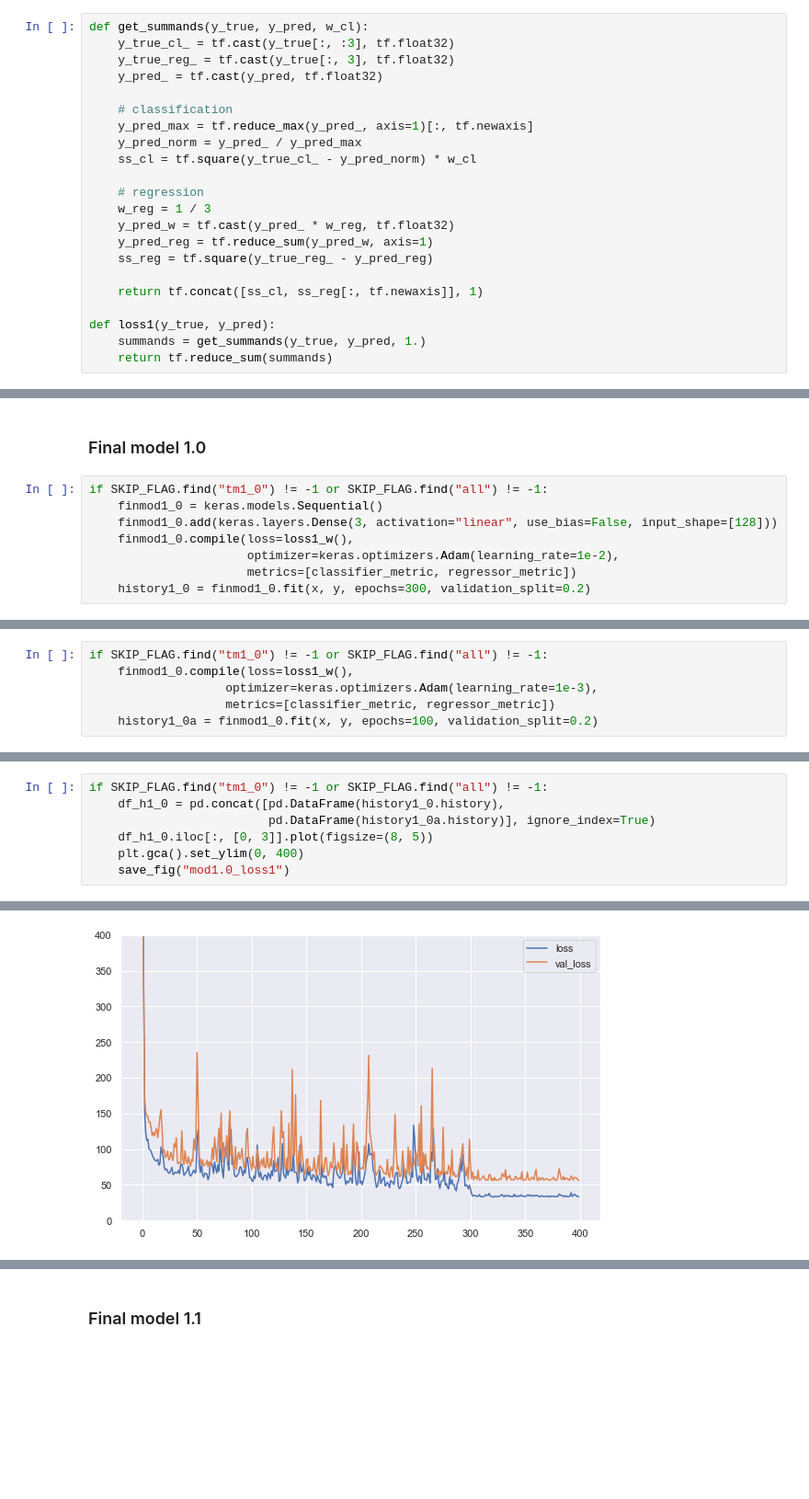
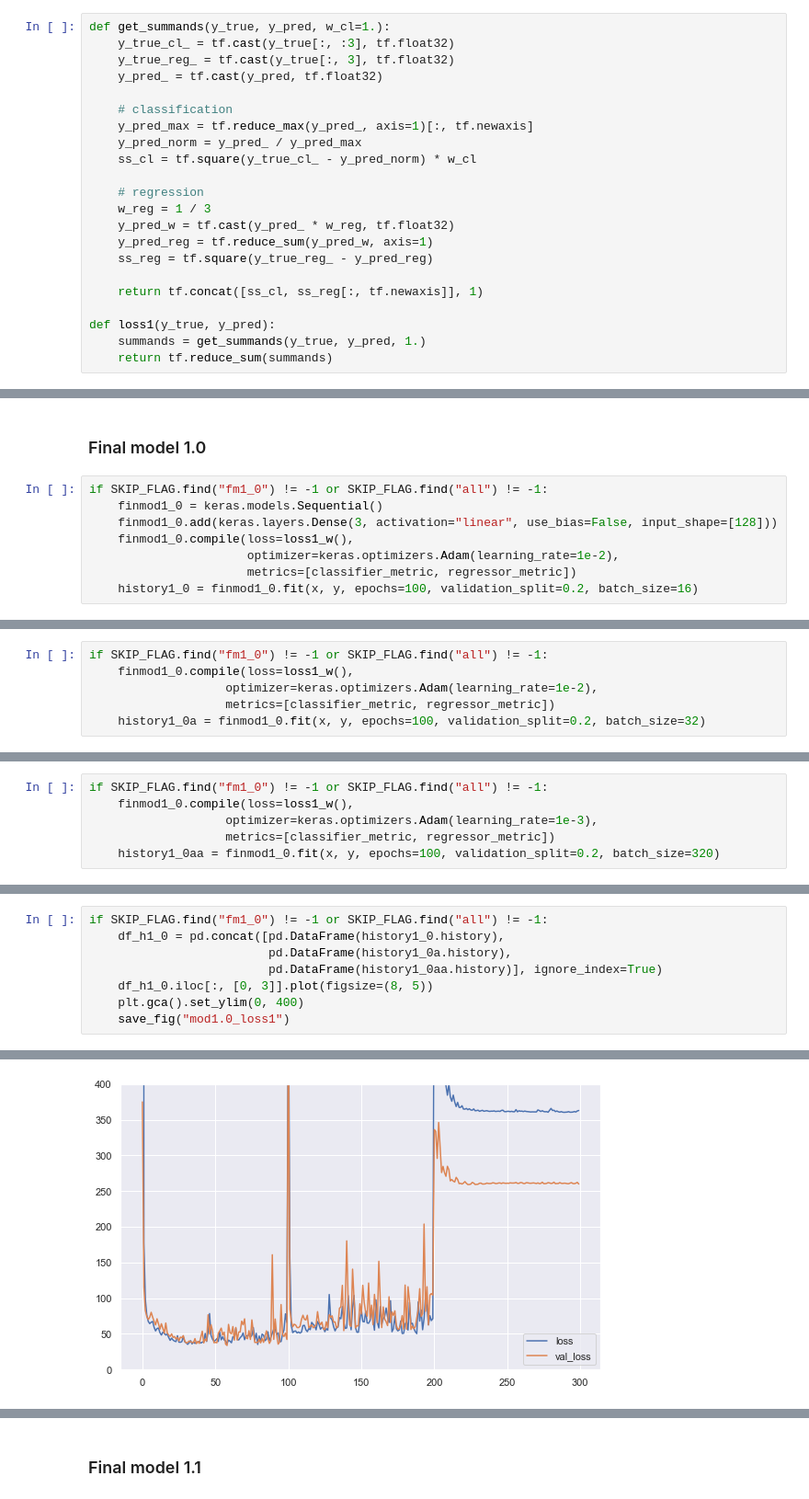
Before and after one commit to ageent/y-mlOnPhrases, a Jupyter notebook: y-mlOnPhrases.ipynb, the cells around one changed output, grey strips where cells are left out. Shown at 92% size. Cells and saved outputs as stored; diff of their text form; blank space fills up the shorter version.

```diff
--- a/y-mlOnPhrases.ipynb
+++ b/y-mlOnPhrases.ipynb
@@ -184,7 +184,7 @@ print(regressor_metric(y_true_, y_pred_))
 tf.Tensor([1. 1. 0. 1.], shape=(4,), dtype=float32)
 tf.Tensor(528.75, shape=(), dtype=float32)
 # %%
-def get_summands(y_true, y_pred, w_cl):
+def get_summands(y_true, y_pred, w_cl=1.):
     y_true_cl_ = tf.cast(y_true[:, :3], tf.float32)
     y_true_reg_ = tf.cast(y_true[:, 3], tf.float32)
     y_pred_ = tf.cast(y_pred, tf.float32)
@@ -334,11 +316,11 @@ def loss1_w(w_cl=1.):
 # %% [markdown]
 ### Final model 1.0
 # %%
-if SKIP_FLAG.find("tm1_0") != -1 or SKIP_FLAG.find("all") != -1:
+if SKIP_FLAG.find("fm1_0") != -1 or SKIP_FLAG.find("all") != -1:
     finmod1_0 = keras.models.Sequential()
     finmod1_0.add(keras.layers.Dense(3, activation="linear", use_bias=False, input_shape=[128]))
     finmod1_0.compile(loss=loss1_w(),
                       optimizer=keras.optimizers.Adam(learning_rate=1e-2),
                       metrics=[classifier_metric, regressor_metric])
-    history1_0 = finmod1_0.fit(x, y, epochs=300, validation_split=0.2)
+    history1_0 = finmod1_0.fit(x, y, epochs=100, validation_split=0.2, batch_size=16)
 # %% [output]
@@ -362,8 +344,8 @@ Epoch 300/300
 # %%
-if SKIP_FLAG.find("tm1_0") != -1 or SKIP_FLAG.find("all") != -1:
+if SKIP_FLAG.find("fm1_0") != -1 or SKIP_FLAG.find("all") != -1:
     finmod1_0.compile(loss=loss1_w(),
-                   optimizer=keras.optimizers.Adam(learning_rate=1e-3),
+                   optimizer=keras.optimizers.Adam(learning_rate=1e-2),
                    metrics=[classifier_metric, regressor_metric])
-    history1_0a = finmod1_0.fit(x, y, epochs=100, validation_split=0.2)
+    history1_0a = finmod1_0.fit(x, y, epochs=100, validation_split=0.2, batch_size=32)
 # %% [output]
 Epoch 1/100
@@ -385,0 +368,6 @@ Epoch 100/100
+# %%
+if SKIP_FLAG.find("fm1_0") != -1 or SKIP_FLAG.find("all") != -1:
+    finmod1_0.compile(loss=loss1_w(),
+                   optimizer=keras.optimizers.Adam(learning_rate=1e-3),
+                   metrics=[classifier_metric, regressor_metric])
+    history1_0aa = finmod1_0.fit(x, y, epochs=100, validation_split=0.2, batch_size=320)
@@ -386,11 +392,12 @@ Epoch 100/100
 # %%
-if SKIP_FLAG.find("tm1_0") != -1 or SKIP_FLAG.find("all") != -1:
+if SKIP_FLAG.find("fm1_0") != -1 or SKIP_FLAG.find("all") != -1:
     df_h1_0 = pd.concat([pd.DataFrame(history1_0.history),
-                         pd.DataFrame(history1_0a.history)], ignore_index=True)
+                         pd.DataFrame(history1_0a.history),
+                         pd.DataFrame(history1_0aa.history)], ignore_index=True)
     df_h1_0.iloc[:, [0, 3]].plot(figsize=(8, 5))
     plt.gca().set_ylim(0, 400)
     save_fig("mod1.0_loss1")
 # %% [output]
 Saving figure mod1.0_loss1
-[figure, old version]
+[figure, new version]
 # %%
```
Also changed, not shown: parts of 11 cells of this notebook, 4 other files.
